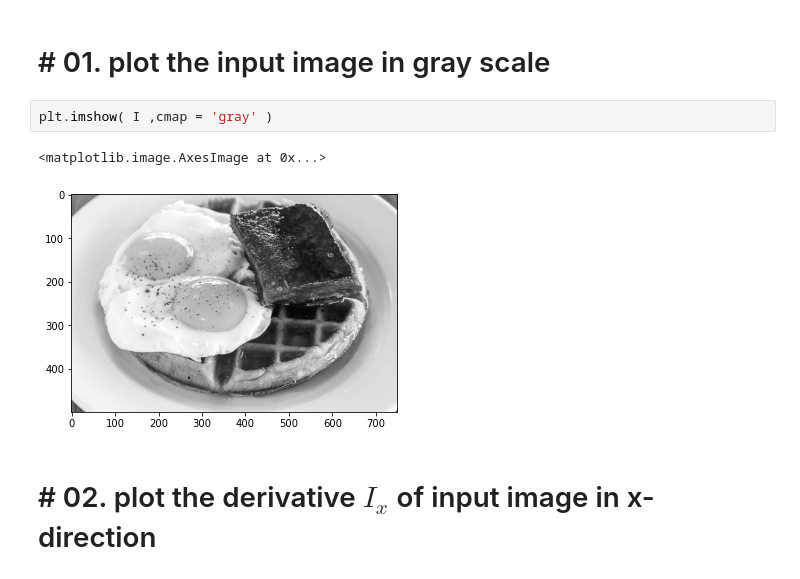
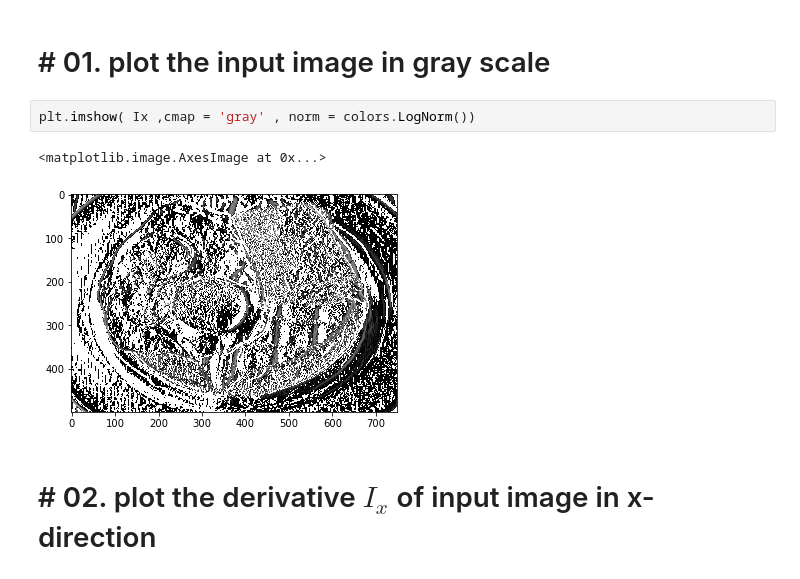
Before and after one commit to 2HyeongSeok/assignment-machine-learning, a Jupyter notebook: 03/assignment_03_1.ipynb, the cells around one changed output. Drawn from its saved outputs; the diff is of its cells as text.

Commit message:
test imshow of Ix with log scale

```diff
--- a/03/assignment_03_1.ipynb
+++ b/03/assignment_03_1.ipynb
@@ -114,10 +114,10 @@ def plot_norm_gradient(norm_gradient):
 # %% [markdown]
 # # 01. plot the input image in gray scale
 # %%
-plt.imshow( I ,cmap = 'gray' )
+plt.imshow( Ix ,cmap = 'gray' , norm = colors.LogNorm())
 # %% [output]
 <matplotlib.image.AxesImage at 0x...>
-[figure, old version]
+[figure, new version]
 # %% [markdown]
 # # 02. plot the derivative $I_x$ of input image in x-direction
 # %%
```
